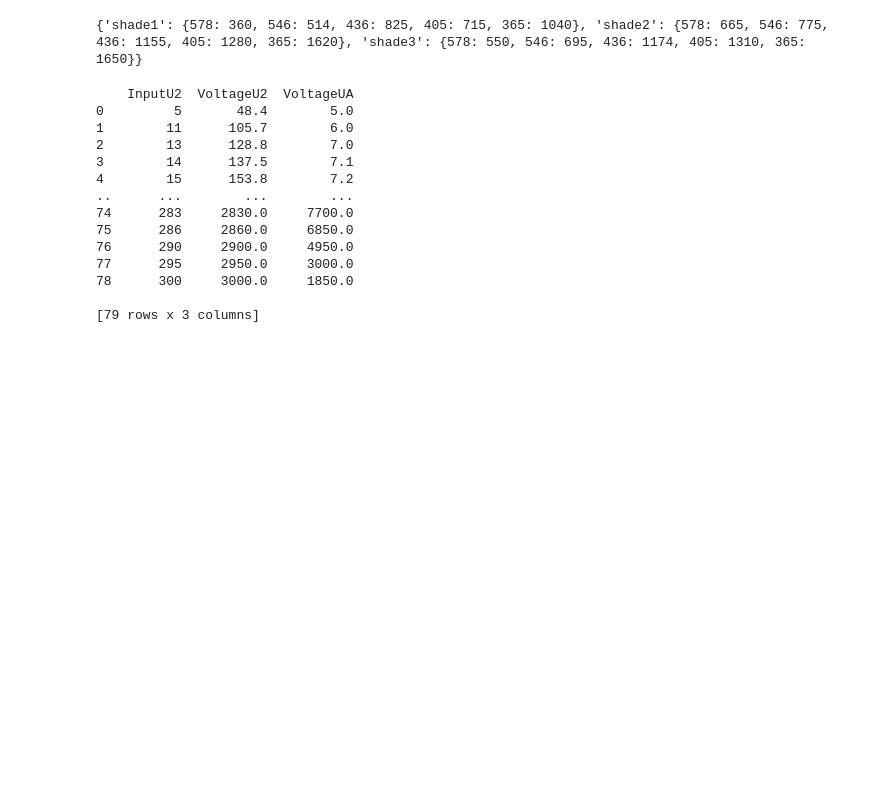
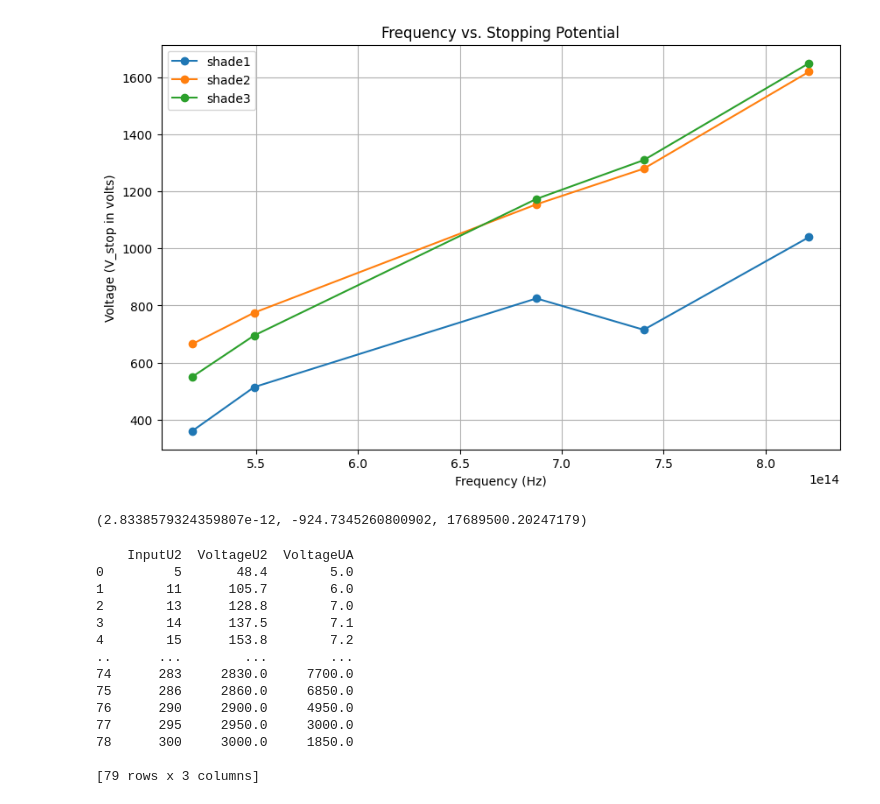
Before and after one commit to Yggdrasill501/quantum_properties_of_atom, a Jupyter notebook: main.ipynb, the cells around one changed output. Cells and saved outputs as stored; diff of their text form; code cells hidden in the pictures; blank space fills up the shorter version.

```diff
--- a/main.ipynb
+++ b/main.ipynb
@@ -8,7 +8,38 @@ from src.settings import PHOTON_VOLTAGE
-# %%
-print(PHOTON_VOLTAGE)
-# %% [output]
-{'shade1': {578: 360, 546: 514, 436: 825, 405: 715, 365: 1040}, 'shade2': {578: 665, 546: 775, 436: 1155, 405: 1280, 365: 1620}, 'shade3': {578: 550, 546: 695, 436: 1174, 405: 1310, 365: 1650}}
+# %%
+LIGHT_SPEED = scipy.constants.speed_of_light
+
+frequencies = {}
+for shade, data in PHOTON_VOLTAGE.items():
+    frequencies[shade] = {wavelength: LIGHT_SPEED / (wavelength * 1e-9) for wavelength in data.keys()}
+
+# Plotting
+fig, ax = plt.subplots(figsize=(10, 6))
+
+for shade, voltages in PHOTON_VOLTAGE.items():
+    freq = [frequencies[shade][wl] for wl in voltages.keys()]
+    volts = list(voltages.values())
+    ax.plot(freq, volts, 'o-', label=shade)
+
+ax.set_title('Frequency vs. Stopping Potential')
+ax.set_xlabel('Frequency (Hz)')
+ax.set_ylabel('Voltage (V_stop in volts)')
+ax.legend()
+ax.grid(True)
+
+plt.show()
+
+# Prepare data for linear fit
+x_data = np.array([frequencies[shade][wl] for shade in PHOTON_VOLTAGE for wl in PHOTON_VOLTAGE[shade]])
+y_data = np.array([PHOTON_VOLTAGE[shade][wl] for shade in PHOTON_VOLTAGE for wl in PHOTON_VOLTAGE[shade]])
+
+# Linear fit
+slope, intercept = np.polyfit(x_data, y_data, 1)
+estimated_h = slope / 1.602e-19  # Slope divided by electron charge
+
+slope, intercept, estimated_h
+# %% [output]
+[figure, added]
+(2.8338579324359807e-12, -924.7345260800902, 17689500.20247179)
 # %%
 data = pd.read_csv('src/data/u2.csv') # INPUT IS multiplied by 10 for keeping int values so we can use ** in python
 print(data)
```
Also changed, not shown: parts of 1 cell of this notebook, 1 other file.
